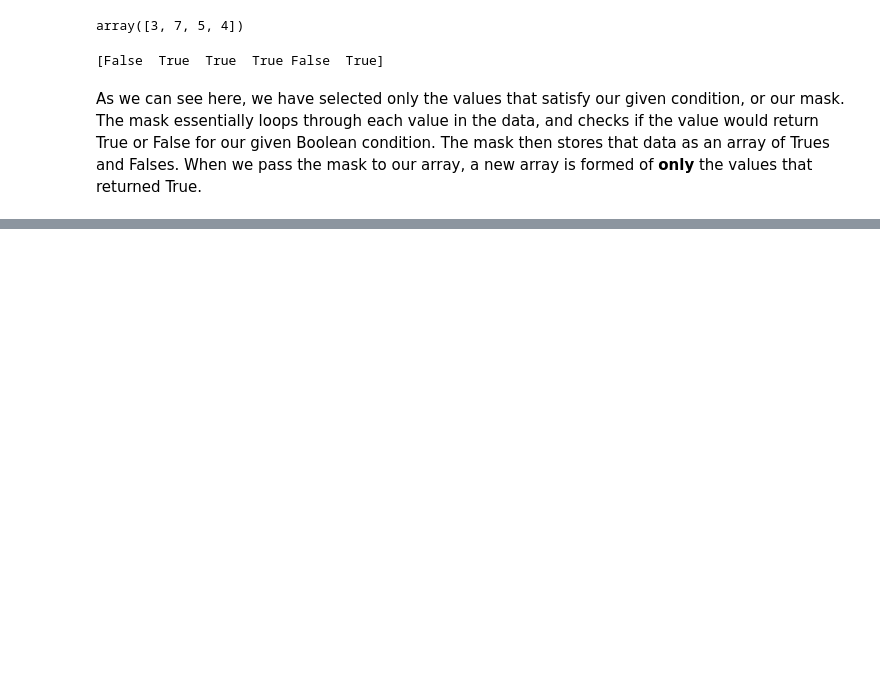
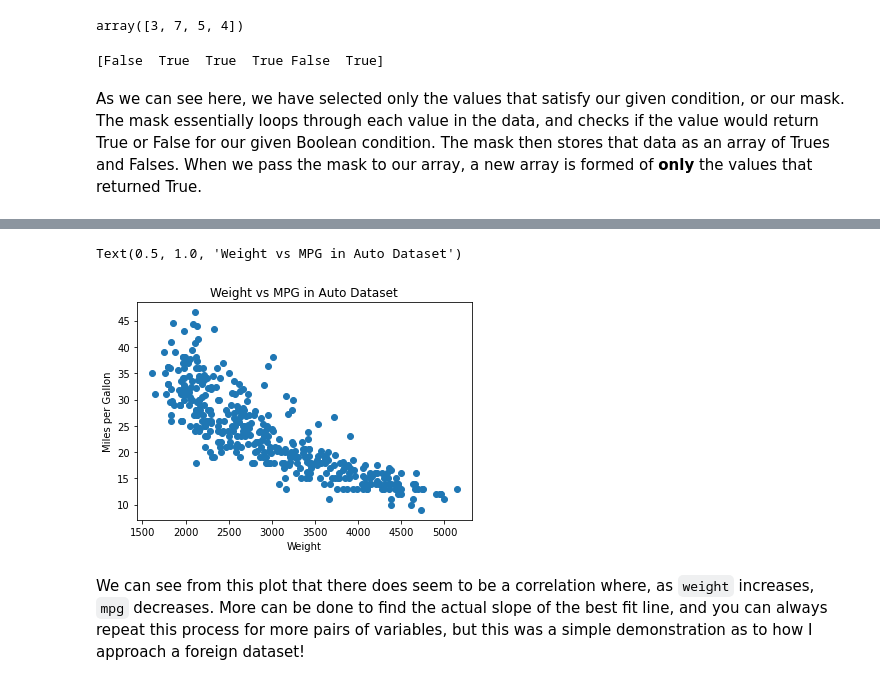
Before and after one commit to jacknuge28/Projects, a Jupyter notebook: Cheatsheet.ipynb, the cells around one changed output, grey strips where cells are left out. Cells and saved outputs as stored; diff of their text form; code cells hidden in the pictures; blank space fills up the shorter version.

```diff
--- a/Cheatsheet.ipynb
+++ b/Cheatsheet.ipynb
@@ -707,0 +805,3 @@ As we can see here, we have selected only the values that satisfy our given cond
+# %%
+auto = pd.read_csv('https://raw.githubusercontent.com/jacknuge28/Projects/main/Datasets/Auto.csv')
+auto.head()
@@ -707,0 +848,10 @@ As we can see here, we have selected only the values that satisfy our given cond
+# %%
+plt.scatter(auto['weight'], auto['mpg'])
+plt.xlabel("Weight")
+plt.ylabel("Miles per Gallon")
+plt.title("Weight vs MPG in Auto Dataset")
+# %% [output]
+Text(0.5, 1.0, 'Weight vs MPG in Auto Dataset')
+[figure, added]
+# %% [markdown]
+We can see from this plot that there does seem to be a correlation where, as `weight` increases, `mpg` decreases. More can be done to find the actual slope of the best fit line, and you can always repeat this process for more pairs of variables, but this was a simple demonstration as to how I approach a foreign dataset!
```
Also changed, not shown: parts of 27 cells of this notebook.
